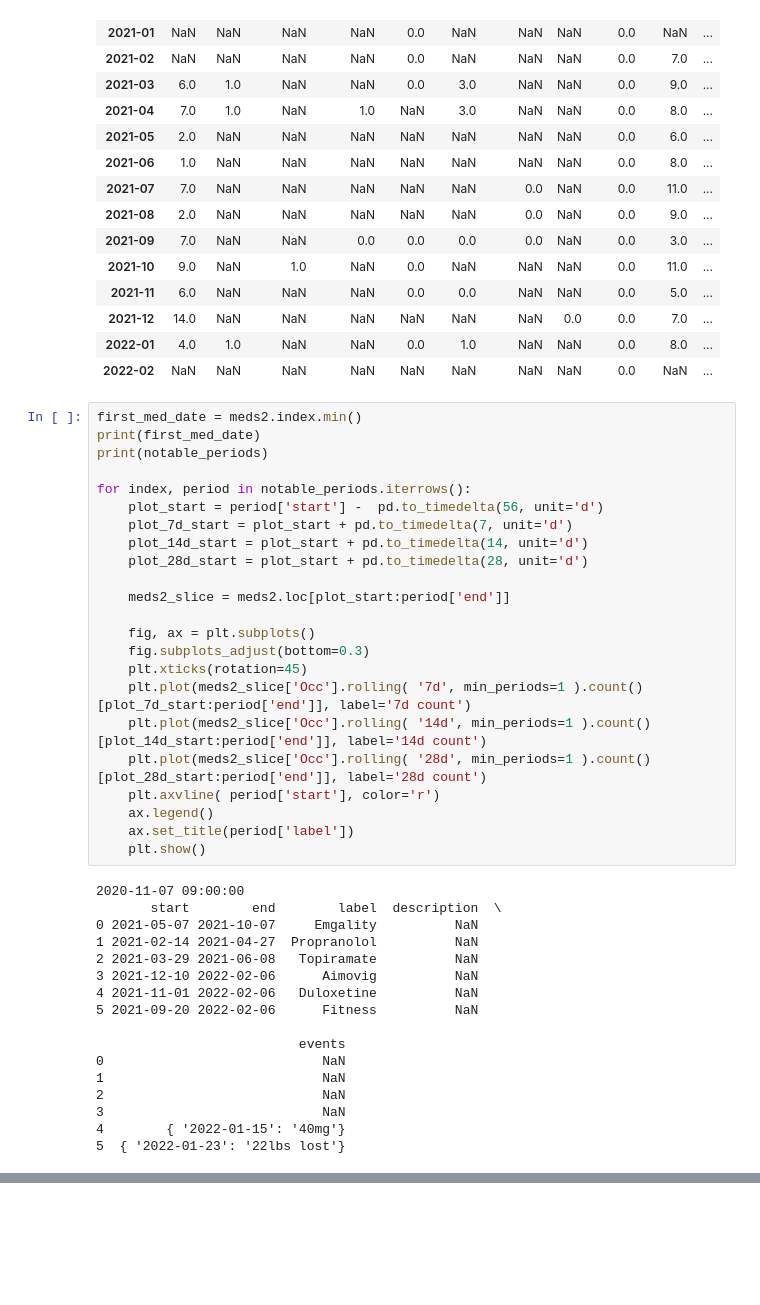
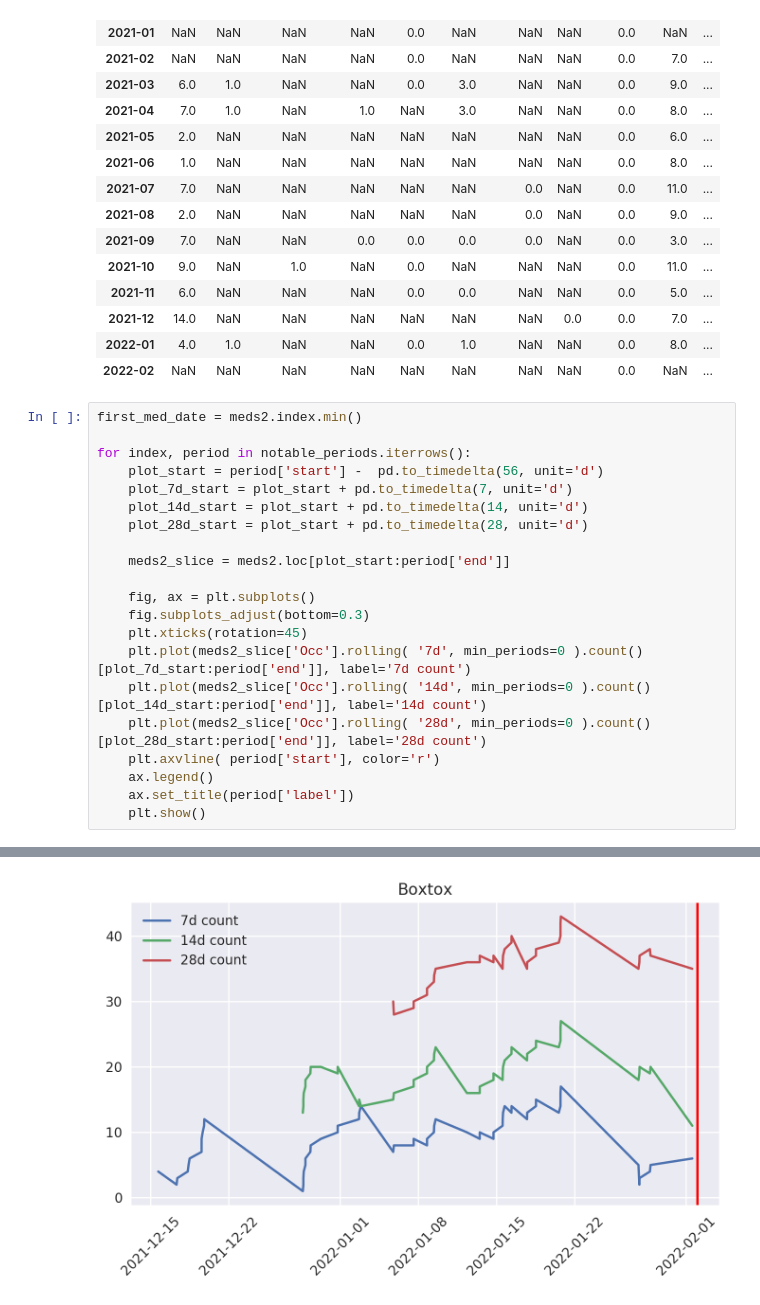
Before and after one commit to vfilby/migrainebuddy-summarizer, a Jupyter notebook: MB_DataExploration2.ipynb, the cells around one changed output, grey strips where cells are left out. Drawn from its saved outputs; the diff is of its cells as text; blank space fills up the shorter version.

Commit message:
Adding charting options for notable periods
Exploring using headache days as opposed to med use as a gauge.

```diff
--- a/MB_DataExploration2.ipynb
+++ b/MB_DataExploration2.ipynb
@@ -204,47 +204,30 @@ pd.pivot_table( meds, index='YM', columns='Name', values='Q', aggfunc='count')
 | 2022-02 | NaN | NaN | NaN | NaN | NaN | NaN | NaN | NaN | 0.0 | NaN | ... |
 # %%
 first_med_date = meds2.index.min()
-print(first_med_date)
-print(notable_periods)
 
 for index, period in notable_periods.iterrows():
     plot_start = period['start'] -  pd.to_timedelta(56, unit='d')
     plot_7d_start = plot_start + pd.to_timedelta(7, unit='d')
     plot_14d_start = plot_start + pd.to_timedelta(14, unit='d')
     plot_28d_start = plot_start + pd.to_timedelta(28, unit='d')
 
     meds2_slice = meds2.loc[plot_start:period['end']]
 
     fig, ax = plt.subplots()
     fig.subplots_adjust(bottom=0.3)
     plt.xticks(rotation=45)
-    plt.plot(meds2_slice['Occ'].rolling( '7d', min_periods=1 ).count()[plot_7d_start:period['end']], label='7d count')
-    plt.plot(meds2_slice['Occ'].rolling( '14d', min_periods=1 ).count()[plot_14d_start:period['end']], label='14d count')
-    plt.plot(meds2_slice['Occ'].rolling( '28d', min_periods=1 ).count()[plot_28d_start:period['end']], label='28d count')
+    plt.plot(meds2_slice['Occ'].rolling( '7d', min_periods=0 ).count()[plot_7d_start:period['end']], label='7d count')
+    plt.plot(meds2_slice['Occ'].rolling( '14d', min_periods=0 ).count()[plot_14d_start:period['end']], label='14d count')
+    plt.plot(meds2_slice['Occ'].rolling( '28d', min_periods=0 ).count()[plot_28d_start:period['end']], label='28d count')
     plt.axvline( period['start'], color='r')
     ax.legend()
     ax.set_title(period['label'])
     plt.show()
 # %% [output]
-2020-11-07 09:00:00
-       start        end        label  description  \
-0 2021-05-07 2021-10-07     Emgality          NaN
-1 2021-02-14 2021-04-27  Propranolol          NaN
-2 2021-03-29 2021-06-08   Topiramate          NaN
-3 2021-12-10 2022-02-06      Aimovig          NaN
-4 2021-11-01 2022-02-06   Duloxetine          NaN
-5 2021-09-20 2022-02-06      Fitness          NaN
-
-                          events
-0                            NaN
-1                            NaN
-2                            NaN
-3                            NaN
-4        { '2022-01-15': '40mg'}
-5  { '2022-01-23': '22lbs lost'}
 [figure]
 [figure]
 [figure]
 [figure]
 [figure]
 [figure]
+[figure, added]
```
Also changed, not shown: parts of 3 cells of this notebook.
